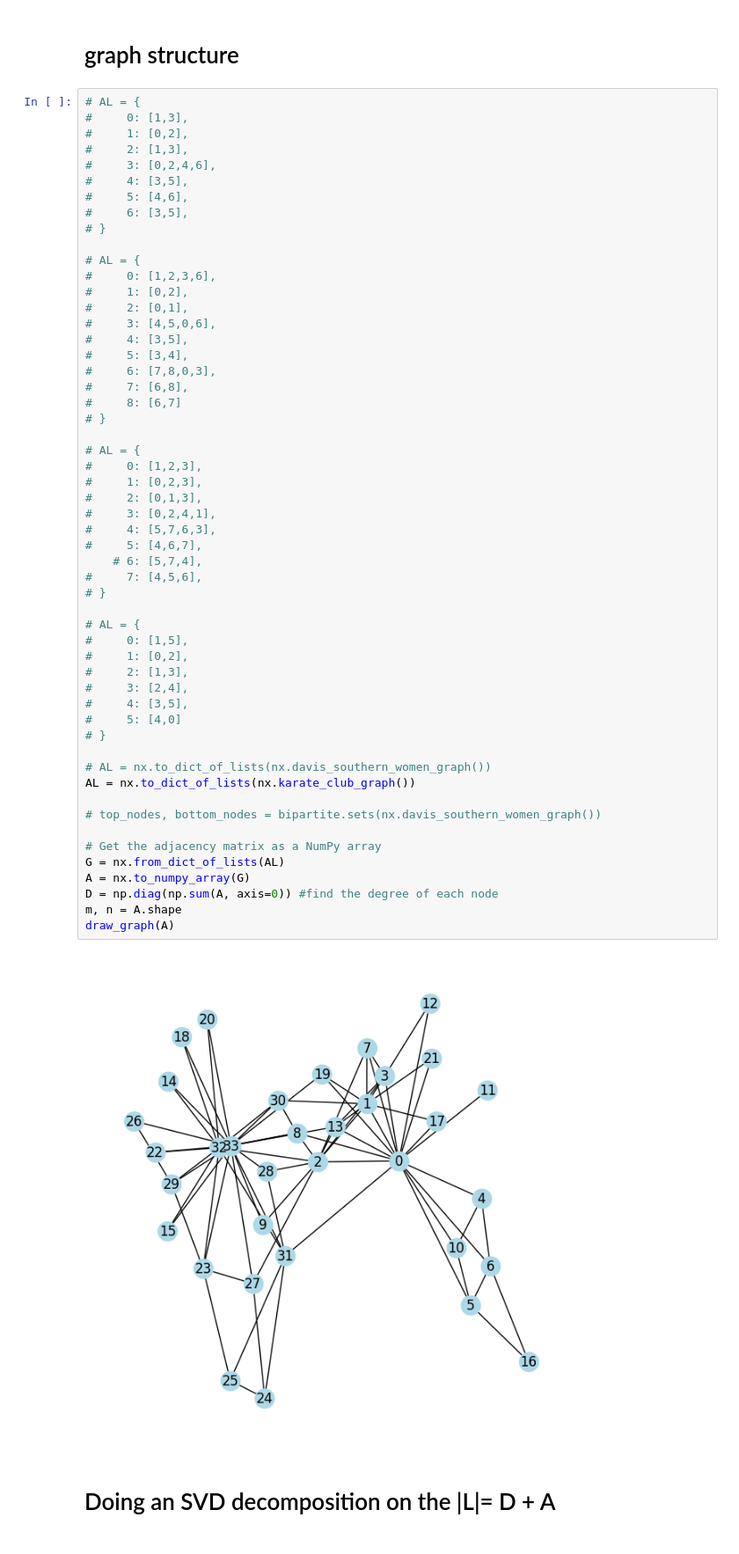
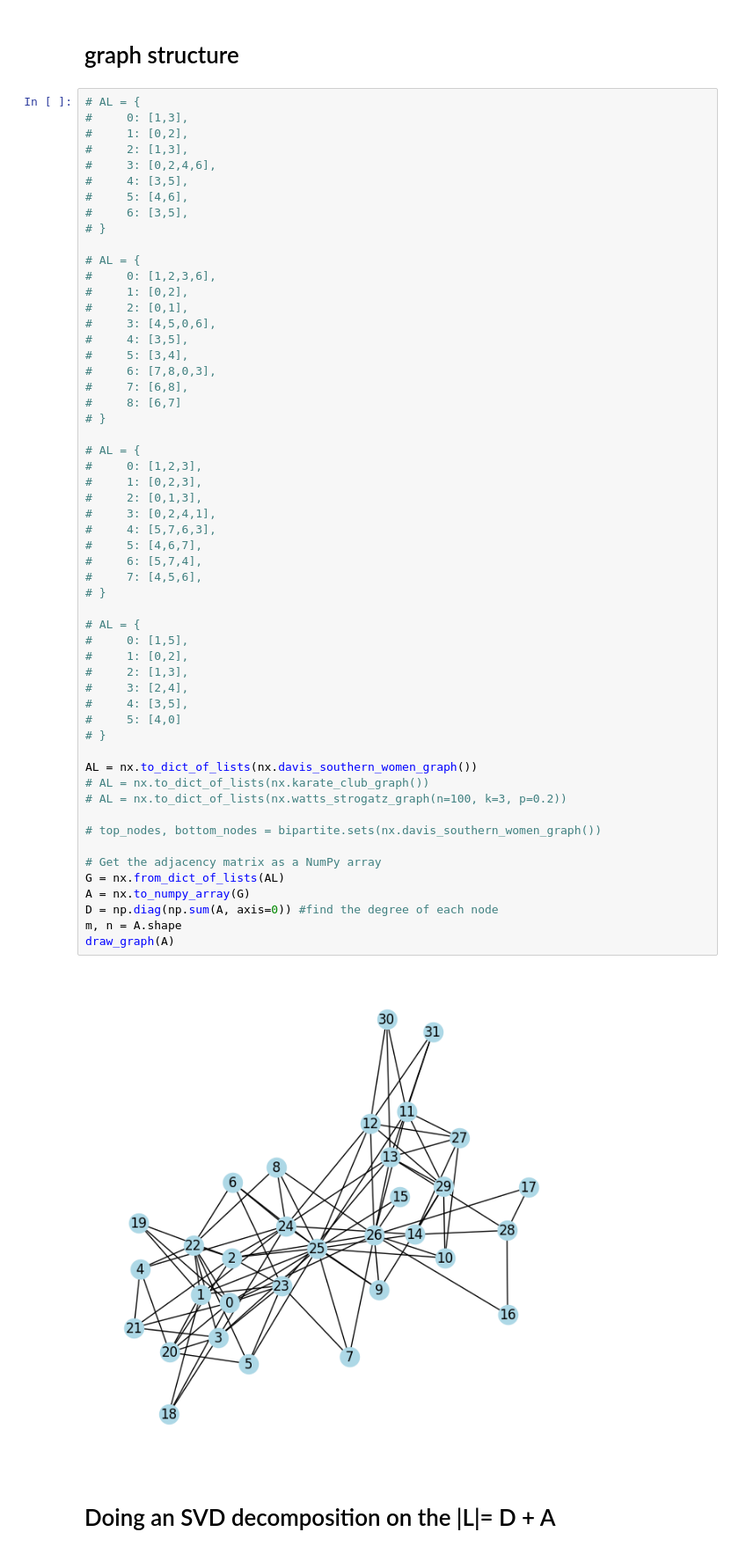
Before and after one commit to xiao278/svd_applications, a Jupyter notebook: community_detection_implementation.ipynb, the cells around one changed output. Shown: that part at 88% size. Drawn from its saved outputs; the diff is of its cells as text.

```diff
--- a/community_detection_implementation.ipynb
+++ b/community_detection_implementation.ipynb
@@ -59,37 +59,38 @@ def draw_graph(A:np.ndarray, group_labels=None, top_nodes=None):
 
 # AL = {
 #     0: [1,2,3],
 #     1: [0,2,3],
 #     2: [0,1,3],
 #     3: [0,2,4,1],
 #     4: [5,7,6,3],
 #     5: [4,6,7],
-    # 6: [5,7,4],
+#     6: [5,7,4],
 #     7: [4,5,6],
 # }
 
 # AL = {
 #     0: [1,5],
 #     1: [0,2],
 #     2: [1,3],
 #     3: [2,4],
 #     4: [3,5],
 #     5: [4,0]
 # }
 
-# AL = nx.to_dict_of_lists(nx.davis_southern_women_graph())
-AL = nx.to_dict_of_lists(nx.karate_club_graph())
+AL = nx.to_dict_of_lists(nx.davis_southern_women_graph())
+# AL = nx.to_dict_of_lists(nx.karate_club_graph())
+# AL = nx.to_dict_of_lists(nx.watts_strogatz_graph(n=100, k=3, p=0.2))
 
 # top_nodes, bottom_nodes = bipartite.sets(nx.davis_southern_women_graph())
 
 # Get the adjacency matrix as a NumPy array
 G = nx.from_dict_of_lists(AL)
 A = nx.to_numpy_array(G)
 D = np.diag(np.sum(A, axis=0)) #find the degree of each node
 m, n = A.shape
 draw_graph(A)
 # %% [output]
-[figure, old version]
+[figure, new version]
 # %% [markdown]
 # Doing an SVD decomposition on the |L|= D + A
 # %%
```
Also changed, not shown: parts of 14 cells of this notebook.
